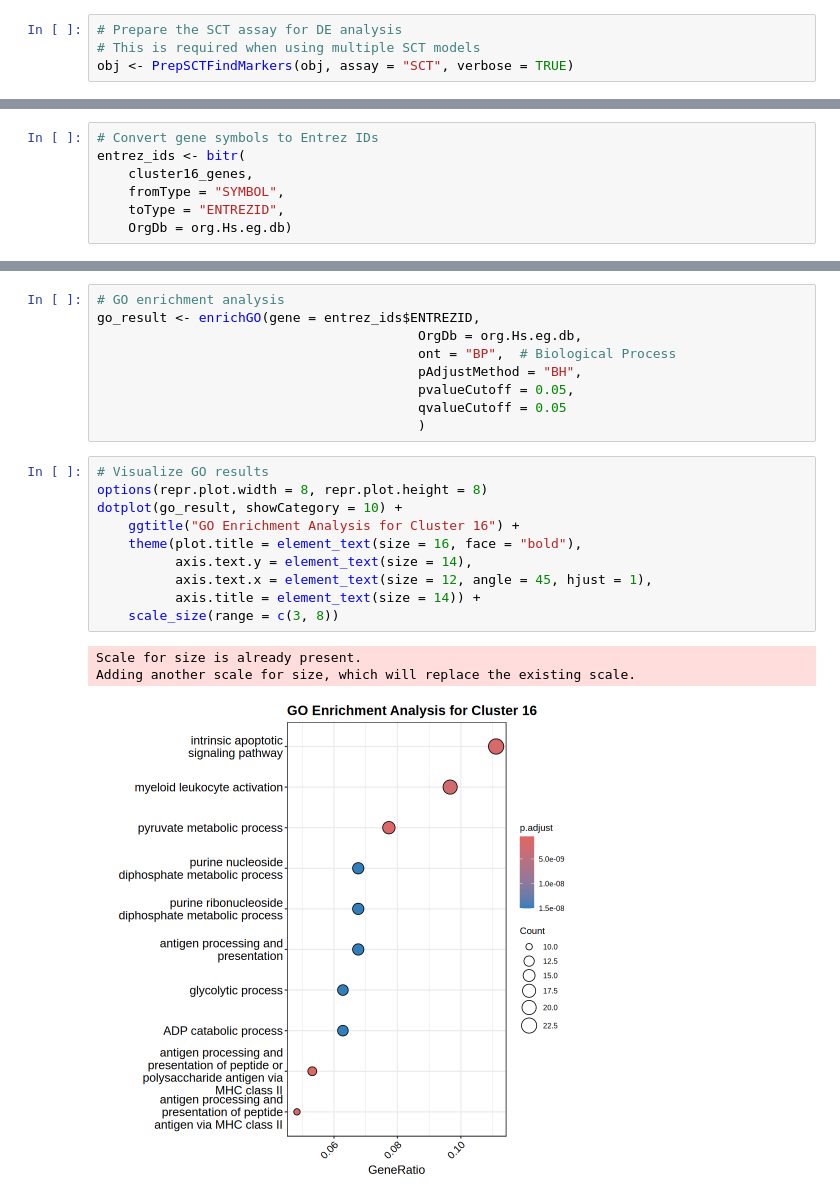
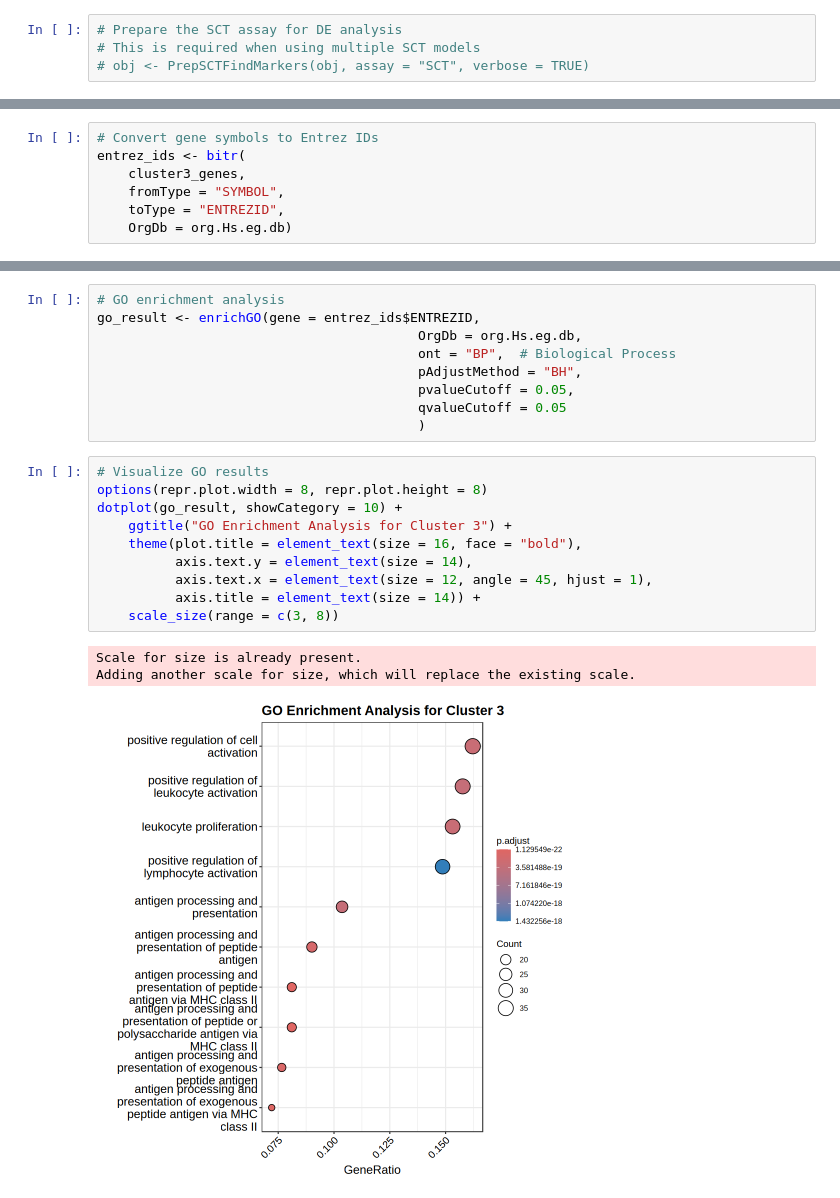
Before and after one commit to bao-mathmod/Gliomas, a Jupyter notebook: 04.upstream/4.3_scRNA/02.downstream/01_integrate_eda.ipynb, the cells around one changed output, grey strips where cells are left out. Cells and saved outputs as stored; diff of their text form.

```diff
--- a/04.upstream/4.3_scRNA/02.downstream/01_integrate_eda.ipynb
+++ b/04.upstream/4.3_scRNA/02.downstream/01_integrate_eda.ipynb
@@ -80,4 +80,4 @@ Idents(obj) <- "SCT_snn_res.0.2"
 # %%
 # Prepare the SCT assay for DE analysis
 # This is required when using multiple SCT models
-obj <- PrepSCTFindMarkers(obj, assay = "SCT", verbose = TRUE)
+# obj <- PrepSCTFindMarkers(obj, assay = "SCT", verbose = TRUE)
@@ -486,7 +681,7 @@ cluster28_genes <- all_markers |> filter(cluster == 28 & p_val_adj < 0.05 & avg_
 # %%
 # Convert gene symbols to Entrez IDs
 entrez_ids <- bitr(
-    cluster16_genes,
+    cluster3_genes,
     fromType = "SYMBOL",
     toType = "ENTREZID",
     OrgDb = org.Hs.eg.db)
@@ -519,14 +711,14 @@ go_result <- enrichGO(gene = entrez_ids$ENTREZID,
 # %%
 # Visualize GO results
 options(repr.plot.width = 8, repr.plot.height = 8)
 dotplot(go_result, showCategory = 10) +
-    ggtitle("GO Enrichment Analysis for Cluster 16") +
+    ggtitle("GO Enrichment Analysis for Cluster 3") +
     theme(plot.title = element_text(size = 16, face = "bold"),
           axis.text.y = element_text(size = 14),
           axis.text.x = element_text(size = 12, angle = 45, hjust = 1),
           axis.title = element_text(size = 14)) +
     scale_size(range = c(3, 8))
 # %% [output]
 Scale for size is already present.
 Adding another scale for size, which will replace the existing scale.
-[figure, old version]
+[figure, new version]
```
Also changed, not shown: parts of 16 cells of this notebook, 1 other file.
